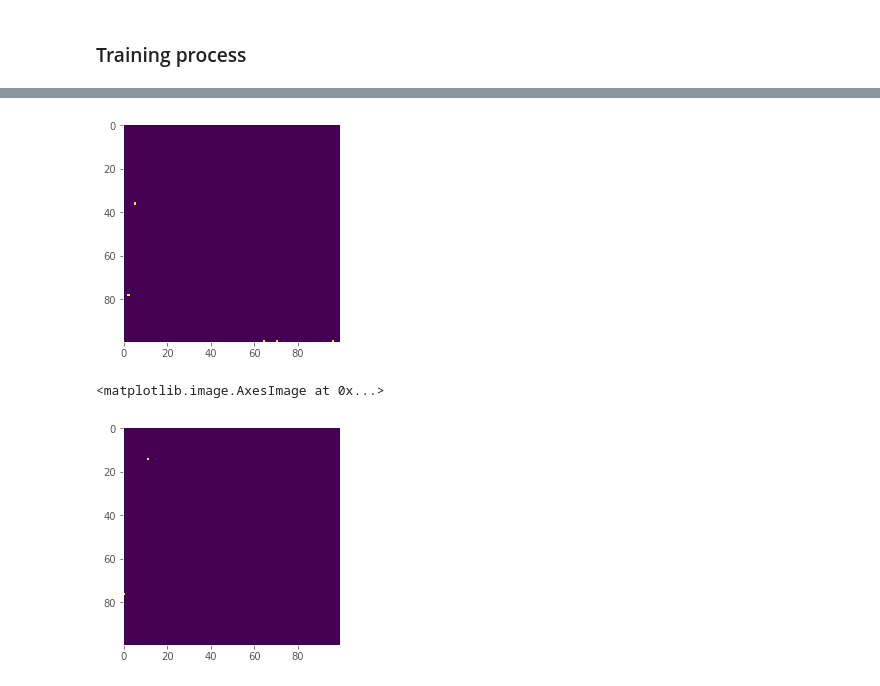
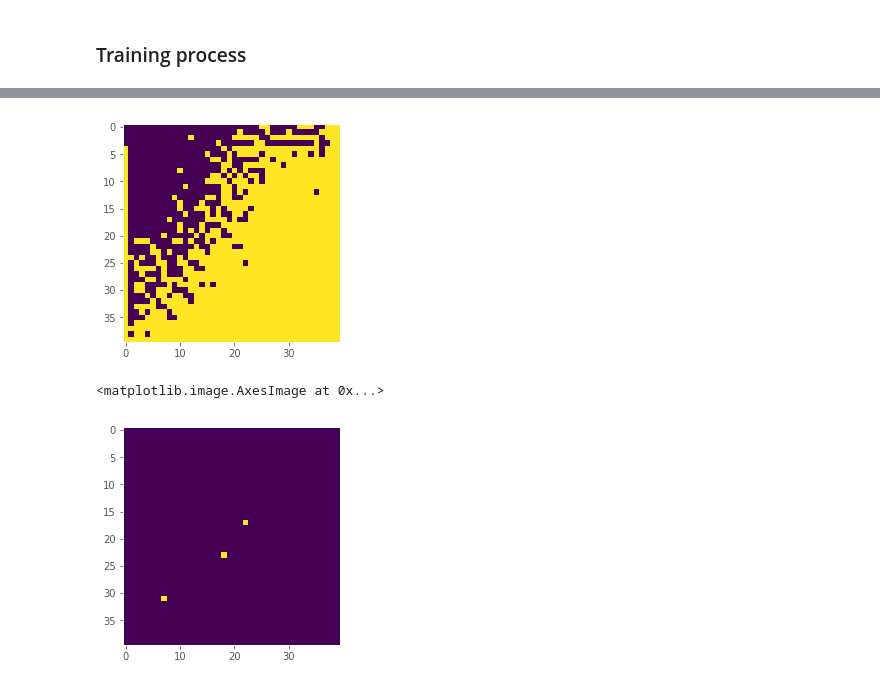
Before and after one commit to anton-br/fermi_denoising, a Jupyter notebook: CNN/segmentation.ipynb, the cells around one changed output, grey strips where cells are left out. Saved outputs shown, nothing was run; the diff lists cells and outputs as text; code cells hidden in the pictures.

```diff
--- a/CNN/segmentation.ipynb
+++ b/CNN/segmentation.ipynb
@@ -33,7 +36,7 @@ data_transform = transforms.Compose([
         OneHotEncoding(2),
         ToTensor()
 ])
-path = '/notebooks/anton/course/data'
+path = '../../'
 dset = FermiDataset(images_path=os.path.join(path, 'train_data/x'),
                     points_path=os.path.join(path, 'train_data/y'), transform=data_transform)
 # %%
@@ -59,7 +62,8 @@ for i in range(4):
 # %% [output]
 [figure]
 # %%
-SIZE = 100
+SIZE = 40
+BATCH_SIZE = 10
 data_transform = transforms.Compose([
         RandomCrop(SIZE),
         OneHotEncoding(2),
@@ -74,7 +78,7 @@ test_dataset = FermiDataset(images_path=os.path.join(path, 'train_data/x'),
                             transform=data_transform)
 
 data_loader = {phase: torch.utils.data.DataLoader(dataset,
-                                                  batch_size=20, shuffle=True,
+                                                  batch_size=BATCH_SIZE, shuffle=True,
                                                   num_workers=4)
                for phase, dataset in zip(['train', 'test'], [train_dataset, test_dataset])}
 
@@ -114,9 +118,9 @@ def plot_stats(loss, acc, name):
     ax[0].set_xlabel('Iteration')
     ax[0].set_ylabel('Loss')
     ax[1].plot(acc)
-    ax[1].set_title(name + ' quality')
+    ax[1].set_title(name + ' Distance')
     ax[1].set_xlabel('Iteration')
-    ax[1].set_ylabel('Quality')
+    ax[1].set_ylabel('Distance')
     plt.show()
 # %%
 from tqdm import tqdm
@@ -206,20 +212,19 @@ with torch.no_grad():
         inputs = inputs.to(device)
         labels = labels.to(device)
         outputs = model(inputs).transpose(3, 1)
-        labels = labels.transpose(3, 1)
 
         sigm = torch.nn.Sigmoid()
         pred = sigm(outputs)
         break
 # %%
-i = 4
+i = 2
 img = (pred[i][:,:,1] > 0.5).reshape(-1, SIZE)
 plt.grid()
 plt.imshow(img.cpu())
 plt.show()
 plt.grid()
 plt.imshow(labels[i][:,:,1].reshape(-1, SIZE).cpu())
 # %% [output]
-[figure, old version]
+[figure, new version]
 <matplotlib.image.AxesImage at 0x...>
-[figure, old version]
+[figure, new version]
```
Also changed, not shown: parts of 3 cells of this notebook, 1 other file.
